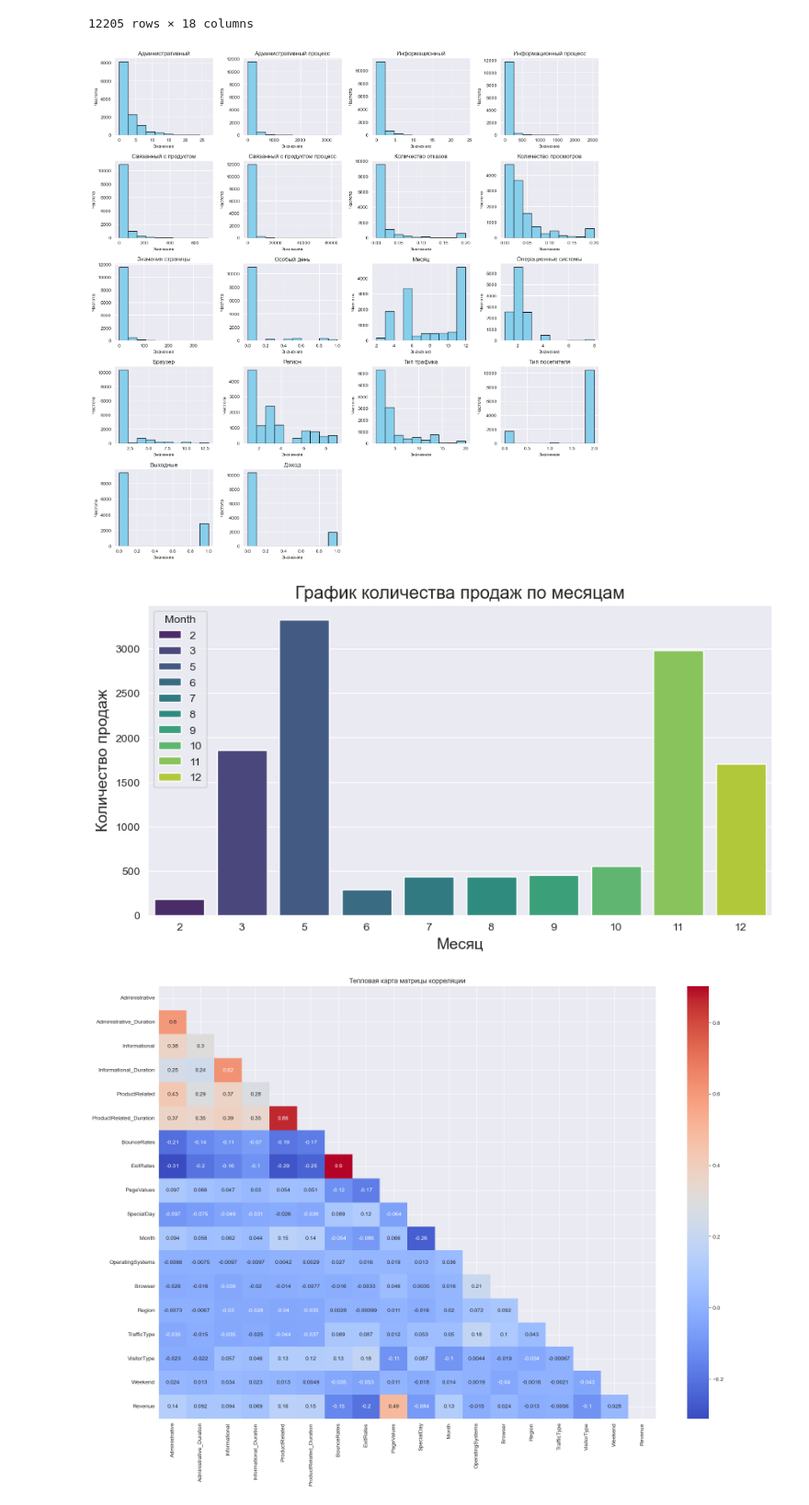
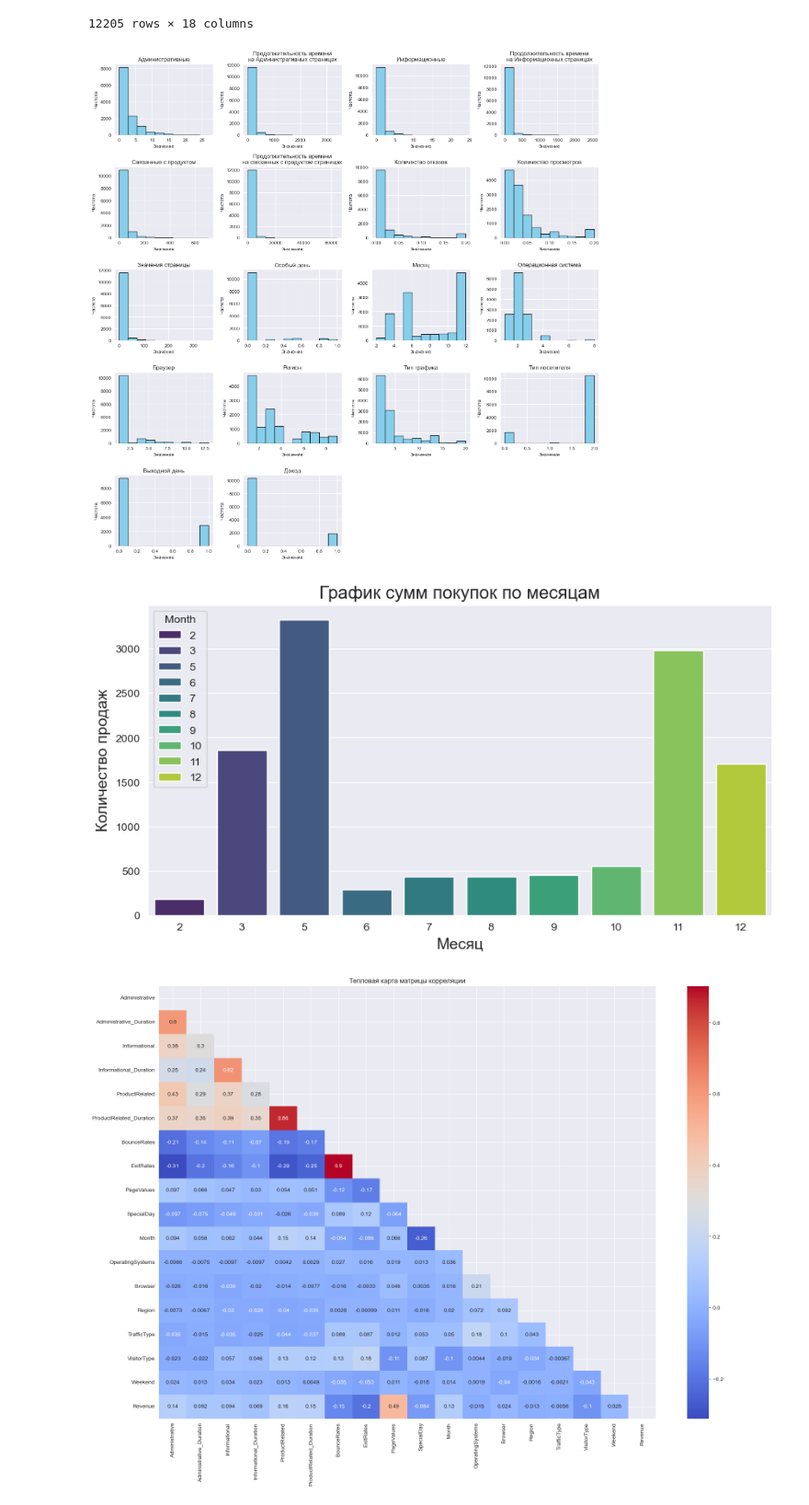
Before and after one commit to mr-Dmitri/BELHARD_DataScience_BaseLevel_DZ-4, a Jupyter notebook: DZ-4.ipynb, the cells around one changed output. Shown at 92% size. Drawn from its saved outputs; the diff is of its cells as text; code cells hidden in the pictures.

```diff
--- a/DZ-4.ipynb
+++ b/DZ-4.ipynb
@@ -161,50 +161,50 @@ df
 # %%
 # Гистограммы для каждой переменной
 df.hist(figsize=(15, 15), color='skyblue', edgecolor='black')
 
 # Словарь для названий
 titles = {
-    'Administrative'          : 'Административный',
-    'Administrative_Duration' : 'Административный процесс',
-    'Informational'           : 'Информационный',
-    'Informational_Duration'  : 'Информационный процесс',
-    'ProductRelated'          : 'Связанный с продуктом',
-    'ProductRelated_Duration' : 'Связанный с продуктом процесс',
+    'Administrative'          : 'Административные',
+    'Administrative_Duration' : 'Продолжительность времени\nна Административных страницах',
+    'Informational'           : 'Информационные',
+    'Informational_Duration'  : 'Продолжительность времени\nна Информационных страницах',
+    'ProductRelated'          : 'Связанные с продуктом',
+    'ProductRelated_Duration' : 'Продолжительность времени\nна связанных с продуктом страницах',
     'BounceRates'             : 'Количество отказов',
     'ExitRates'               : 'Количество просмотров',
     'PageValues'              : 'Значения страницы',
     'SpecialDay'              : 'Особый день',
     'Month'                   : 'Месяц',
-    'OperatingSystems'        : 'Операционные системы',
+    'OperatingSystems'        : 'Операционная система',
     'Browser'                 : 'Браузер',
     'Region'                  : 'Регион',
     'TrafficType'             : 'Тип трафика',
     'VisitorType'             : 'Тип посетителя',
-    'Weekend'                : 'Выходные',
+    'Weekend'                 : 'Выходной день',
     'Revenue'                 : 'Доход'
 }
 # Добавление названий для каждого графика и осей
 for ax in plt.gcf().get_axes():
     ax.set_xlabel('Значение')
     ax.set_ylabel('Частота')
     old = ax.get_title()
     new = titles.get(old)
     if old:
         ax.set_title(ax.get_title().replace(old, new))
 
 # Регулировка макета для предотвращения наложения подписей
 plt.tight_layout()
 # %% [output]
-[figure, old version]
+[figure, new version]
 # %%
 # Посмотрим оказывает ли месяц влияние на продажи и если да, то какое
 colors = sns.color_palette('viridis', len(df['Month'].unique()))
 plt.figure(figsize=(10, 5))
 sns.countplot(data=df, x='Month', hue='Month', palette=colors)
-plt.title('График количества продаж по месяцам', fontsize=16)
+plt.title('График сумм покупок по месяцам', fontsize=16)
 plt.xlabel('Месяц', fontsize=14)
 plt.ylabel('Количество продаж', fontsize=14)
 plt.show()
 # %% [output]
-[figure, old version]
+[figure, new version]
 # %%
```
Also changed, not shown: parts of 15 cells of this notebook, 1 other file.
